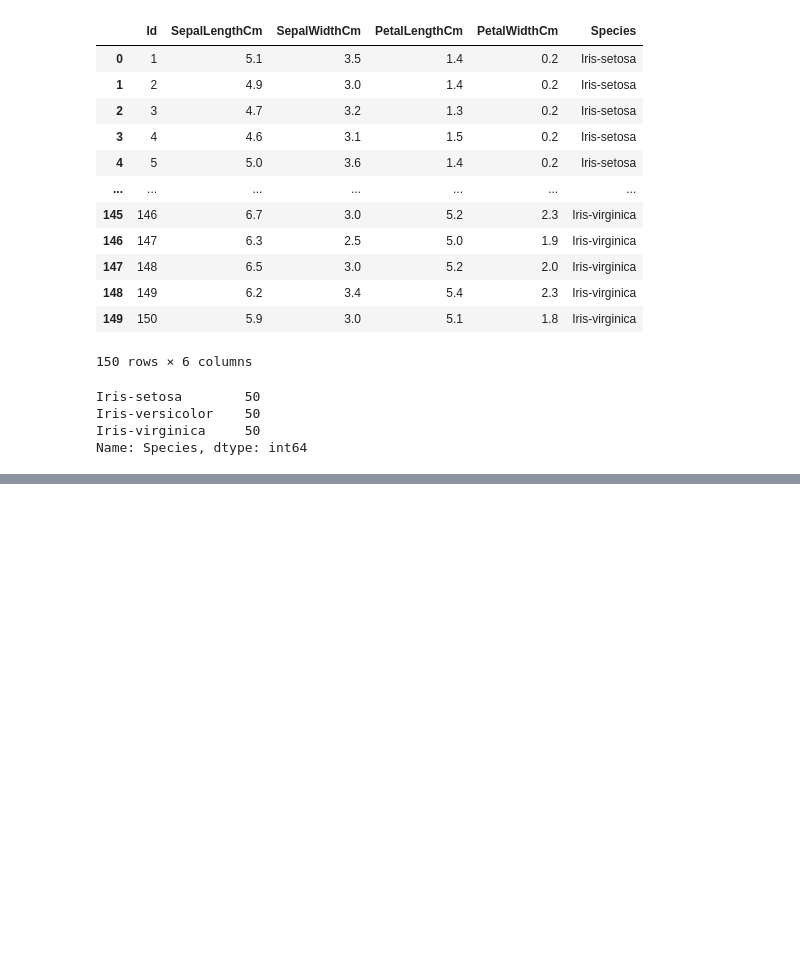
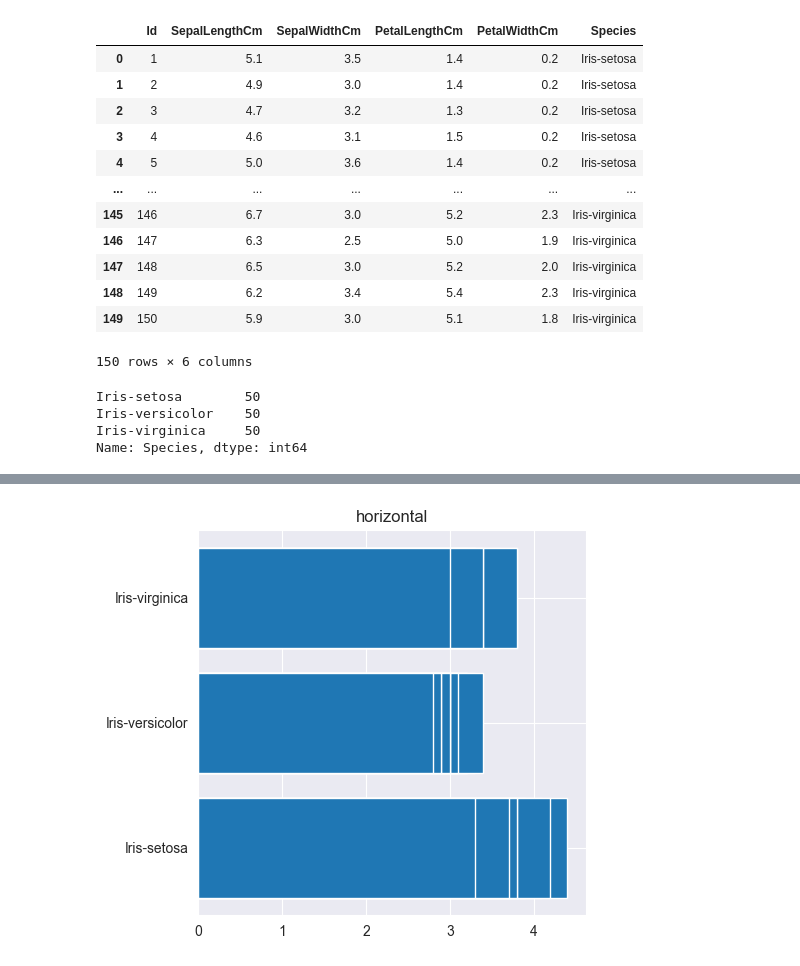
Before and after one commit to anantaYSR/Praktikum_KB, a Jupyter notebook: PERTEMUAN/Pertemuan3/Part3.ipynb, the cells around one changed output, grey strips where cells are left out. Cells and saved outputs as stored; diff of their text form; code cells hidden in the pictures; blank space fills up the shorter version.

```diff
--- a/PERTEMUAN/Pertemuan3/Part3.ipynb
+++ b/PERTEMUAN/Pertemuan3/Part3.ipynb
@@ -37,3 +37,10 @@ Text(0, 0.5, 'Panjang Sepal')
+# %%
+plt.figure(figsize= (5,5))
+plt.barh(x,y)
+plt.title("horizontal")
+plt.show()
+# %% [output]
+[figure, added]
 # %%
 import matplotlib.pyplot as plt
 import seaborn as sns
```
Also changed, not shown: parts of 8 cells of this notebook.
